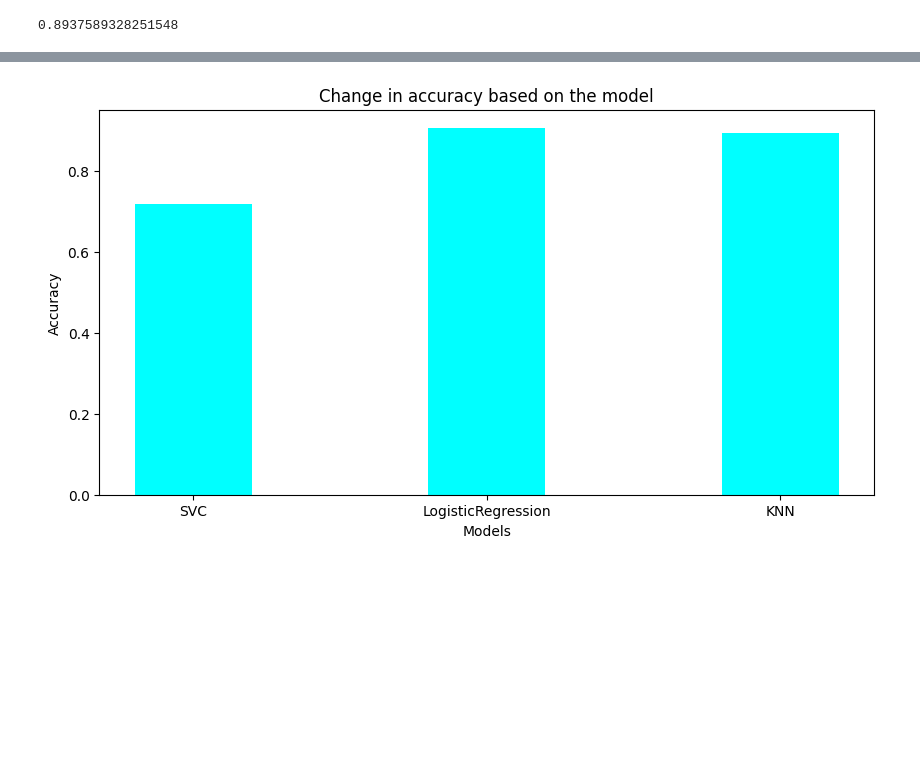
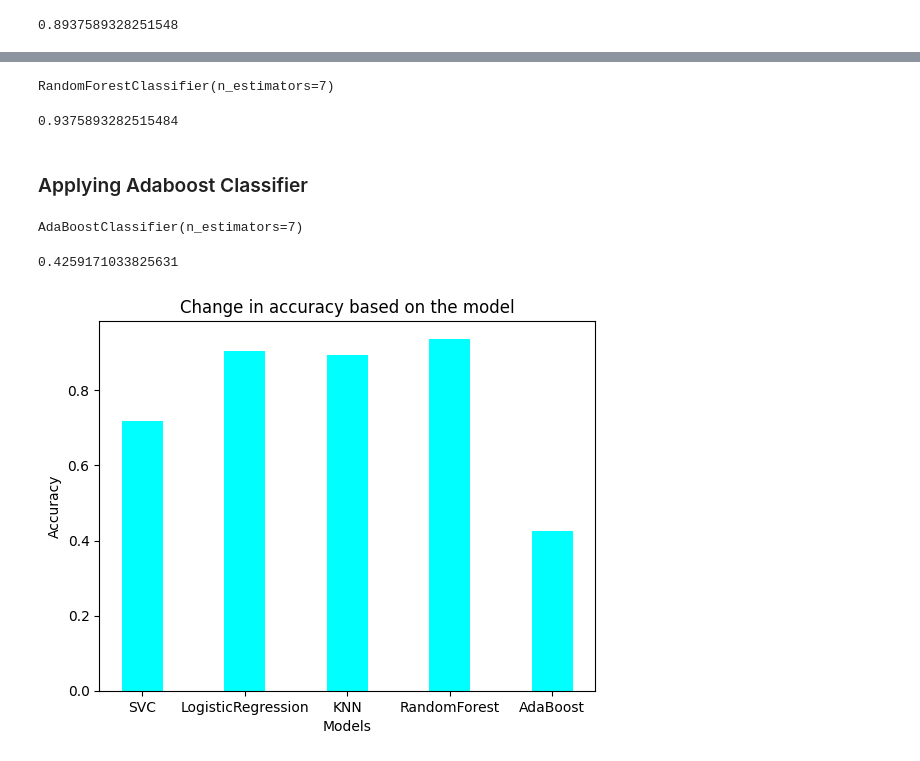
Before and after one commit to thakurboy004/Image-Segementation, a Jupyter notebook: Model-training.ipynb, the cells around one changed output, grey strips where cells are left out. Drawn from its saved outputs; the diff is of its cells as text; code cells hidden in the pictures; blank space fills up the shorter version.

```diff
--- a/Model-training.ipynb
+++ b/Model-training.ipynb
@@ -132,13 +134,41 @@ acc3
+# %%
+from sklearn.ensemble import RandomForestClassifier
+
+model4 = RandomForestClassifier(n_estimators=7)
+model4.fit(X_train, y_train)
+# %% [output]
+RandomForestClassifier(n_estimators=7)
+# %%
+model4_predict = model4.predict(X_test)
+acc4 = sk.metrics.accuracy_score(y_test, model4_predict)
+acc4
+# %% [output]
+0.9375893282515484
+# %% [markdown]
+### Applying Adaboost Classifier
+# %%
+from sklearn.ensemble import AdaBoostClassifier
+
+model5 = AdaBoostClassifier(n_estimators=7)
+model5.fit(X_train, y_train)
+# %% [output]
+AdaBoostClassifier(n_estimators=7)
+# %%
+model5_predict = model5.predict(X_test)
+acc5 = sk.metrics.accuracy_score(y_test, model5_predict)
+acc5
+# %% [output]
+0.4259171033825631
 # %%
 import matplotlib.pyplot as plt
-data = {'SVC':acc, 'LogisticRegression':acc2, 'KNN':acc3}
+data = {'SVC':acc, 'LogisticRegression':acc2, 'KNN':acc3, 'RandomForest':acc4, 'AdaBoost':acc5}
 courses = list(data.keys())
 values = list(data.values())
-fig = plt.figure(figsize = (10, 5))
+fig = plt.figure()
 plt.bar(courses, values, color ='cyan',width = 0.4)
 plt.xlabel("Models")
 plt.ylabel("Accuracy")
 plt.title("Change in accuracy based on the model")
 plt.show()
 # %% [output]
-[figure, old version]
+[figure, new version]
```
Also changed, not shown: parts of 1 cell of this notebook.
